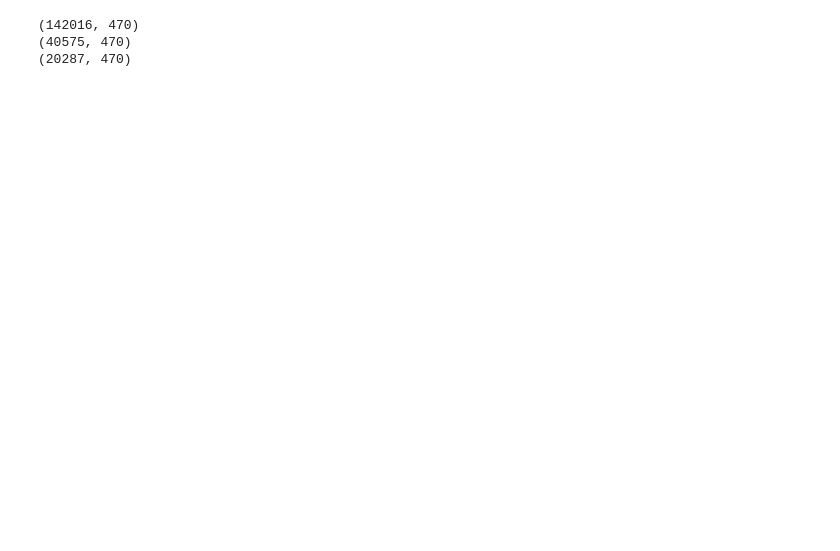
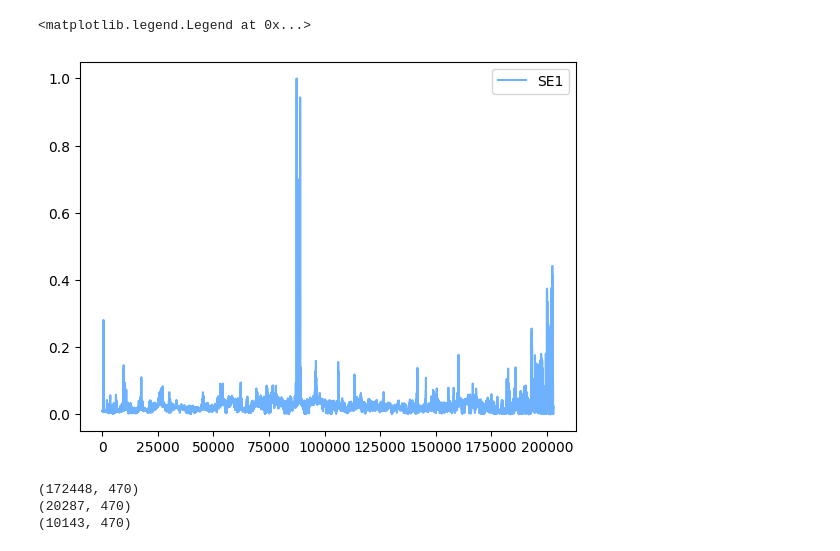
Before and after one commit to albinjanzen/masterthesis, a Jupyter notebook: baseline_lstm.ipynb, the cells around one changed output. Drawn from its saved outputs; the diff is of its cells as text; code cells hidden in the pictures; blank space fills up the shorter version.

```diff
--- a/baseline_lstm.ipynb
+++ b/baseline_lstm.ipynb
@@ -39,8 +61,16 @@ See the caveats in the documentation: https://pandas.pydata.org/pandas-docs/stab
+# %%
+y = df['SE1']
+
+plt.plot(y, color='#6db1ff', label='SE1')
+plt.legend()
+# %% [output]
+<matplotlib.legend.Legend at 0x...>
+[figure, added]
 # %%
 
 # Split the dataset into training and testing sets
-test_size = int(len(df) * 0.1)
-val_size = int(len(df) * 0.2)
+test_size = int(len(df) * 0.05)
+val_size = int(len(df) * 0.1)
 val_end = test_end - test_size
 
 train_df = df[:val_end-val_size]
@@ -52,9 +82,9 @@ print(train_df.shape)
 print(val_df.shape)
 print(test_df.shape)
 # %% [output]
-(142016, 470)
-(40575, 470)
+(172448, 470)
 (20287, 470)
+(10143, 470)
 # %%
 # Define the sequence length for the LSTM model
 sequence_length = 10
```
Also changed, not shown: parts of 16 cells of this notebook, 2 other files.
